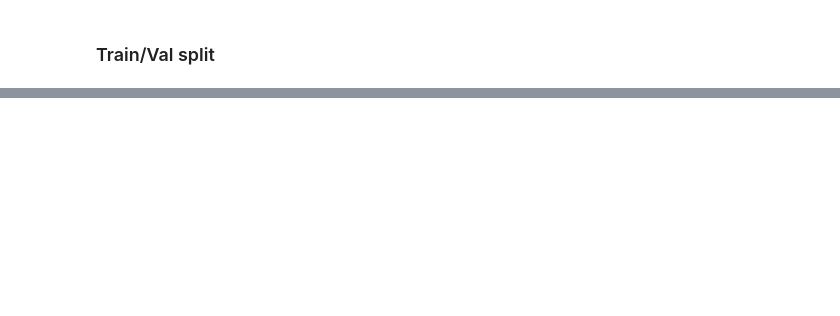
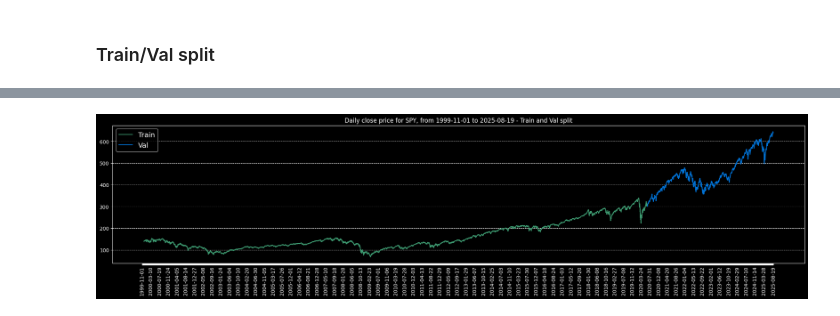
Before and after one commit to brien60/Stock-LSTM, a Jupyter notebook: lstm.ipynb, the cells around one changed output, grey strips where cells are left out. Saved outputs shown, nothing was run; the diff lists cells and outputs as text; code cells hidden in the pictures; blank space fills up the shorter version.

```diff
--- a/lstm.ipynb
+++ b/lstm.ipynb
@@ -131,0 +166,40 @@ np.lib.stride_tricks.as_strided()
+# %%
+split_index = int(data_y.shape[0] * config["data"]["train_split_size"])
+data_x_train = data_x[:split_index]
+data_y_train = data_y[:split_index]
+
+data_x_val = data_x[split_index:]
+data_y_val = data_y[split_index:]
+# %%
+window_size = config["data"]["window_size"]
+
+to_plot_data_y_train = np.array([None] * num_data_points)
+to_plot_data_y_val = np.array([None] * num_data_points)
+
+to_plot_data_y_train[window_size : window_size + split_index] = scaler.inverse_transform(data_y_train)
+to_plot_data_y_val[window_size + split_index : ] = scaler.inverse_transform(data_y_val)
+
+
+fig = plt.figure(figsize=(25, 5), dpi=100)
+fig.patch.set_facecolor(color="black")
+
+plt.plot(data_dates, to_plot_data_y_train, label = "Train", color=config["plots"]["color_train"])
+plt.plot(data_dates, to_plot_data_y_val, label = "Val", color=config["plots"]["color_val"])
+
+xticks_labels = []
+xticks_interval = config["plots"]["xticks_interval"]
+for i in range(num_data_points):
+    if i == num_data_points - 1:
+        xticks_labels.append(data_dates[i])
+    elif i % xticks_interval == 0 and (num_data_points - i) > xticks_interval:
+        xticks_labels.append(data_dates[i])
+    else:
+        xticks_labels.append(None)
+xticks_indices = np.arange(0, len(xticks_labels))
+
+plt.xticks(xticks_indices, xticks_labels, rotation="vertical")
+plt.title(f"Daily close price for {config["alpha_vantage"]["symbol"]}, {display_date_range} - Train and Val split")
+plt.grid(axis="y", linestyle="--")
+plt.legend(fontsize=14);
+# %% [output]
+[figure, added]
```
Also changed, not shown: parts of 4 cells of this notebook.
